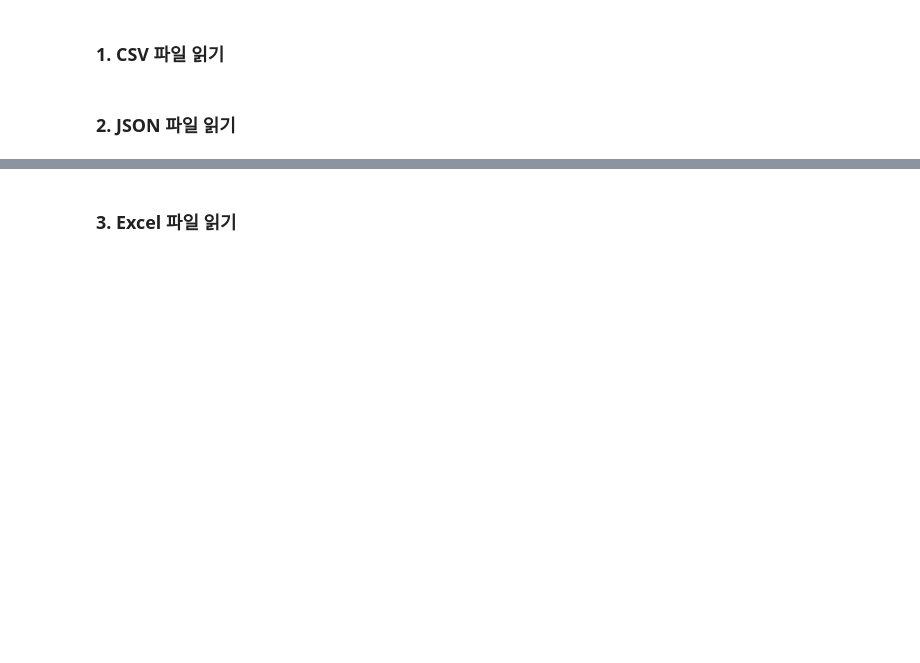
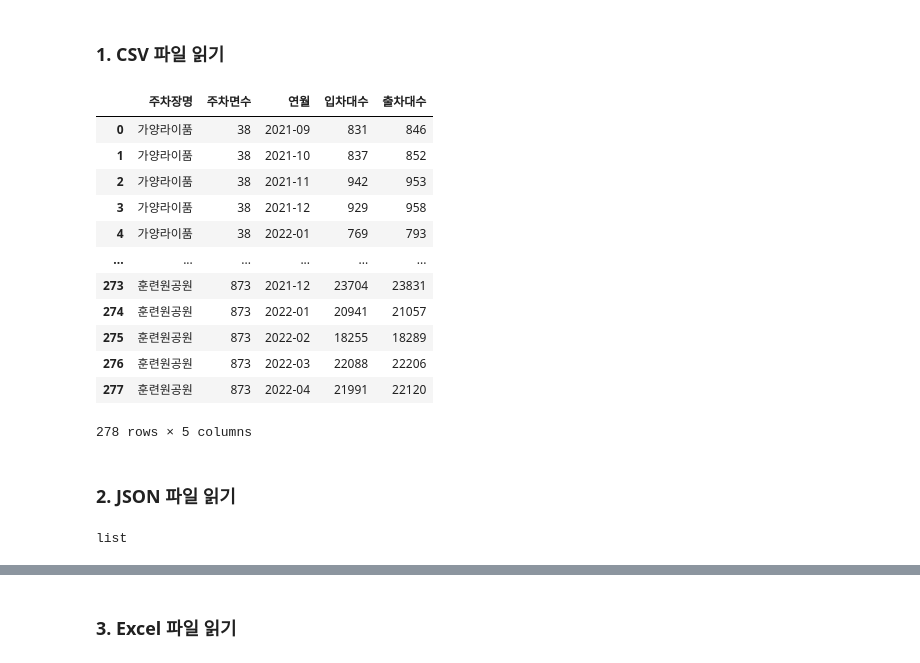
Before and after one commit to trex99/DAVI, a Jupyter notebook: 5주차_Lecture_Code.ipynb, the cells around one changed output, grey strips where cells are left out. Cells and saved outputs as stored; diff of their text form; code cells hidden in the pictures; blank space fills up the shorter version.

```diff
--- a/5주차_Lecture_Code.ipynb
+++ b/5주차_Lecture_Code.ipynb
@@ -16,5 +20,33 @@
 ## pandas 읽기
 # %% [markdown]
 ### 1. CSV 파일 읽기
+# %%
+import pandas as pd
+
+df = pd.read_csv('서울_공영주차장_월별_주차현황.csv', encoding='euc-kr')
+df
+# %% [output]
+|  | 주차장명 | 주차면수 | 연월 | 입차대수 | 출차대수 |
+| 0 | 가양라이품 | 38 | 2021-09 | 831 | 846 |
+| 1 | 가양라이품 | 38 | 2021-10 | 837 | 852 |
+| 2 | 가양라이품 | 38 | 2021-11 | 942 | 953 |
+| 3 | 가양라이품 | 38 | 2021-12 | 929 | 958 |
+| 4 | 가양라이품 | 38 | 2022-01 | 769 | 793 |
+| ... | ... | ... | ... | ... | ... |
+| 273 | 훈련원공원 | 873 | 2021-12 | 23704 | 23831 |
+| 274 | 훈련원공원 | 873 | 2022-01 | 20941 | 21057 |
+| 275 | 훈련원공원 | 873 | 2022-02 | 18255 | 18289 |
+| 276 | 훈련원공원 | 873 | 2022-03 | 22088 | 22206 |
+| 277 | 훈련원공원 | 873 | 2022-04 | 21991 | 22120 |
+278 rows × 5 columns
 # %% [markdown]
 ### 2. JSON 파일 읽기
+# %%
+import json
+
+with open('iris.json') as json_file:
+    json_data = json.load(json_file)
+
+type(json_data)
+# %% [output]
+list
```
Also changed, not shown: parts of 19 cells of this notebook.
